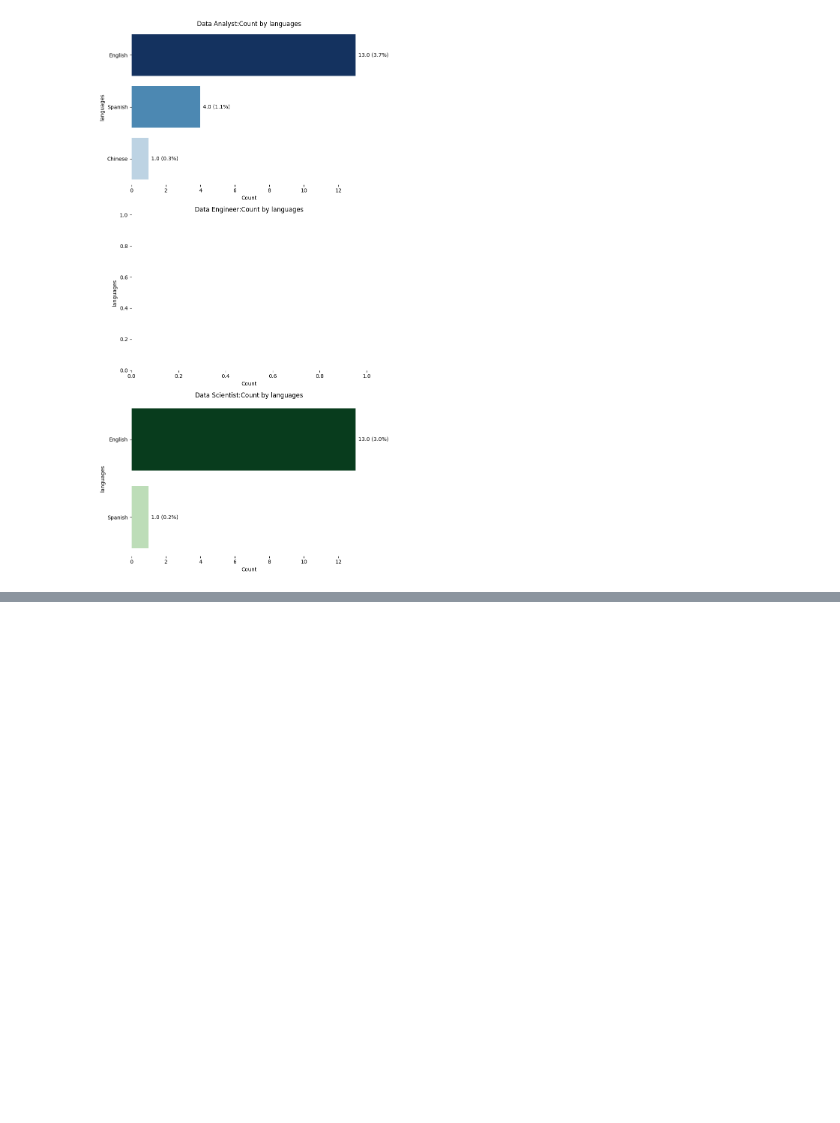
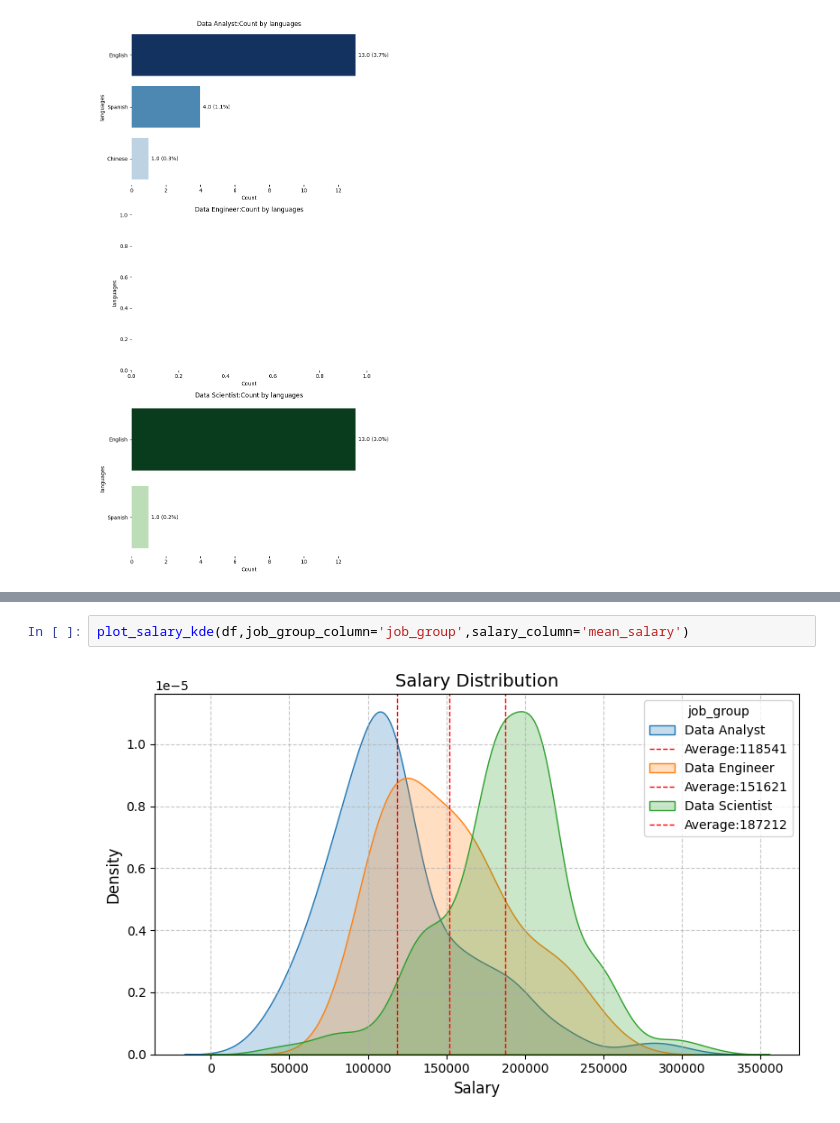
Before and after one commit to EricJoel-code/jobs-data-analysis, a Jupyter notebook: Data job market analysis.ipynb, the cells around one changed output, grey strips where cells are left out. Cells and saved outputs as stored; diff of their text form; blank space fills up the shorter version.

```diff
--- a/Data job market analysis.ipynb
+++ b/Data job market analysis.ipynb
@@ -273,0 +313,4 @@ plot_multiple_bars(column_languages,category = 'job_group',list_values=True,figs
+# %%
+plot_salary_kde(df,job_group_column='job_group',salary_column='mean_salary')
+# %% [output]
+[figure, added]
```
Also changed, not shown: parts of 24 cells of this notebook.
